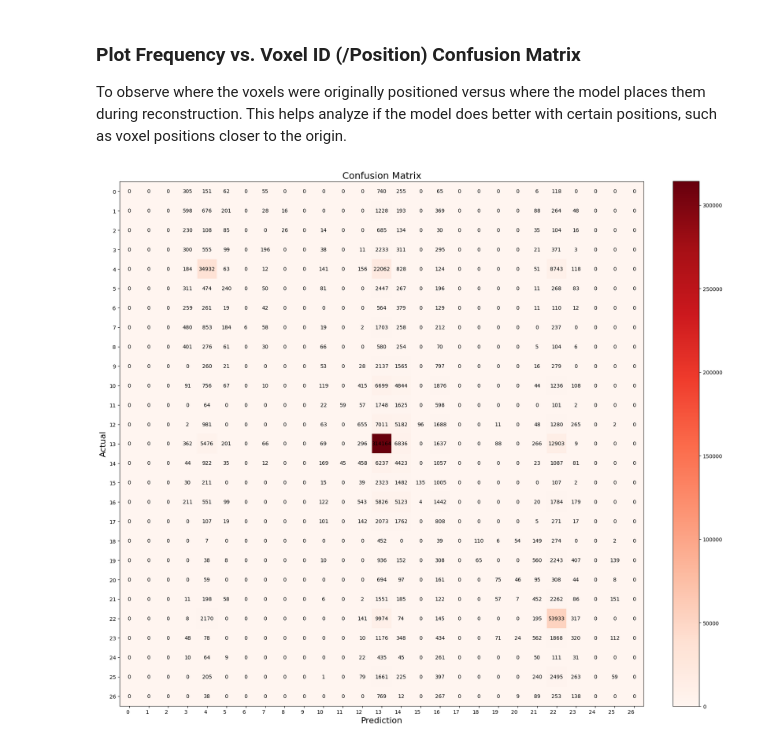
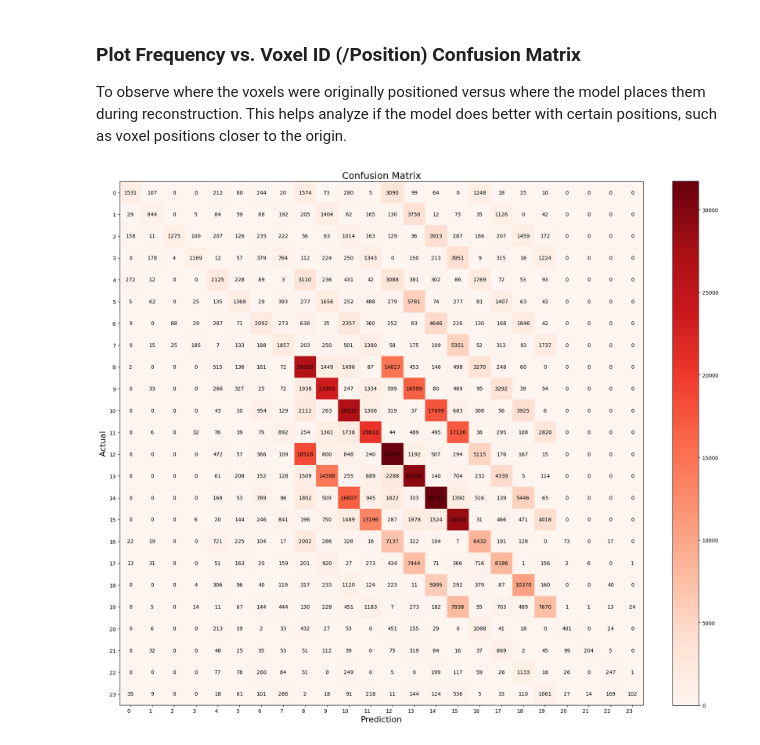
Before and after one commit to alpha-davidson/ATTPCLatent, a Jupyter notebook: model_analysis.ipynb, the cells around one changed output. Saved outputs shown, nothing was run; the diff lists cells and outputs as text; code cells hidden in the pictures.

```diff
--- a/model_analysis.ipynb
+++ b/model_analysis.ipynb
@@ -23,4 +23,5 @@ BATCH_SIZE = 32
 num_points = 512
 
 #set num_classes
-num_classes = 27
+# num_classes = 27
+num_classes = 24
@@ -161,7 +151,7 @@ def _plot_event(fig, panel, event_id, event, title, colors=None):
 # %%
 #specify file path and names
 data_file_stem = 'voxel_data/Mg22_size512'
-model_file_stem = 'models/2024-04-04-16:29:16/weights/cp-083.ckpt'
+model_file_stem = 'models/2024-04-17-16:35:23/weights/cp-081.ckpt'
 model_name = model_file_stem.split("/")[-3]
 ckpt_name = model_file_stem.split("/")[-1]
 
@@ -302,48 +312,48 @@ To observe where the voxels were originally positioned versus where the model pl
 # %%
 #original data voxel IDs in _voxelated.npy
 #predicted data voxel IDs in  predictions
 
 #2D -> 1D array #row-major order
 targets1D = targets.flatten()
 predictions1D = predictions.flatten()
 
 cm = confusion_matrix(targets1D, predictions1D)
 
 
 fig, ax = plt.subplots(figsize=(20,20))
-sns.heatmap(cm[:2,:2],annot=True, cmap= 'Reds', fmt='g'); #seaborn heatmap
+# sns.heatmap(cm,annot=True, cmap= 'Reds', fmt='g'); #seaborn heatmap
 
-plt.xlabel('Prediction',fontsize=16)
-plt.ylabel('Actual',fontsize=16)
-plt.title('Confusion Matrix',fontsize=18)
-plt.savefig("heatmap.png") #saves into TPCNet directory
+# plt.xlabel('Prediction',fontsize=16)
+# plt.ylabel('Actual',fontsize=16)
+# plt.title('Confusion Matrix',fontsize=18)
+# plt.savefig("heatmap.png") #saves into TPCNet directory
 
-print(classification_report(targets1D, predictions1D))
+# print(classification_report(targets1D, predictions1D))
 #macro avg potentially influenced by "fake" zeroes in precision & F1 scores
 
 # print out the actual data and plot its distribution to verify the confusion matrix
 # print(targets1D)
 # plt.figure(figsize = (12, 5))
 # plt.hist(targets1D, bins=27)
 # plt.show()
 
 # if the heatmap function above doesn't work, try the following code
-# im = ax.imshow(cm, cmap = "Reds")
-# fig.colorbar(im, fraction = 0.0453)
+im = ax.imshow(cm, cmap = "Reds")
+fig.colorbar(im, fraction = 0.0453)
 
-# plt.setp(ax.get_xticklabels(), ha="right",
-#          rotation_mode="anchor")
+plt.setp(ax.get_xticklabels(), ha="right",
+         rotation_mode="anchor")
 
-# for i in range(len(cm[:,0])):
-#     for j in range(len(cm[0,:])):
-#         text = ax.text(j, i, cm[i, j],
-#                        ha="center", va="center", color="black")
+for i in range(len(cm[:,0])):
+    for j in range(len(cm[0,:])):
+        text = ax.text(j, i, cm[i, j],
+                       ha="center", va="center", color="black")
 
-# plt.xticks(np.arange(num_classes))
-# plt.yticks(np.arange(num_classes))
-# plt.xlabel('Prediction',fontsize=16)
-# plt.ylabel('Actual',fontsize=16)
-# plt.title('Confusion Matrix',fontsize=18)
-# plt.savefig("heatmap.png") #saves into TPCNet directory
+plt.xticks(np.arange(num_classes))
+plt.yticks(np.arange(num_classes))
+plt.xlabel('Prediction',fontsize=16)
+plt.ylabel('Actual',fontsize=16)
+plt.title('Confusion Matrix',fontsize=18)
+plt.savefig("heatmap.png") #saves into TPCNet directory
 # %% [output]
-[figure, old version]
+[figure, new version]
```
Also changed, not shown: parts of 8 cells of this notebook, 3 other files.
